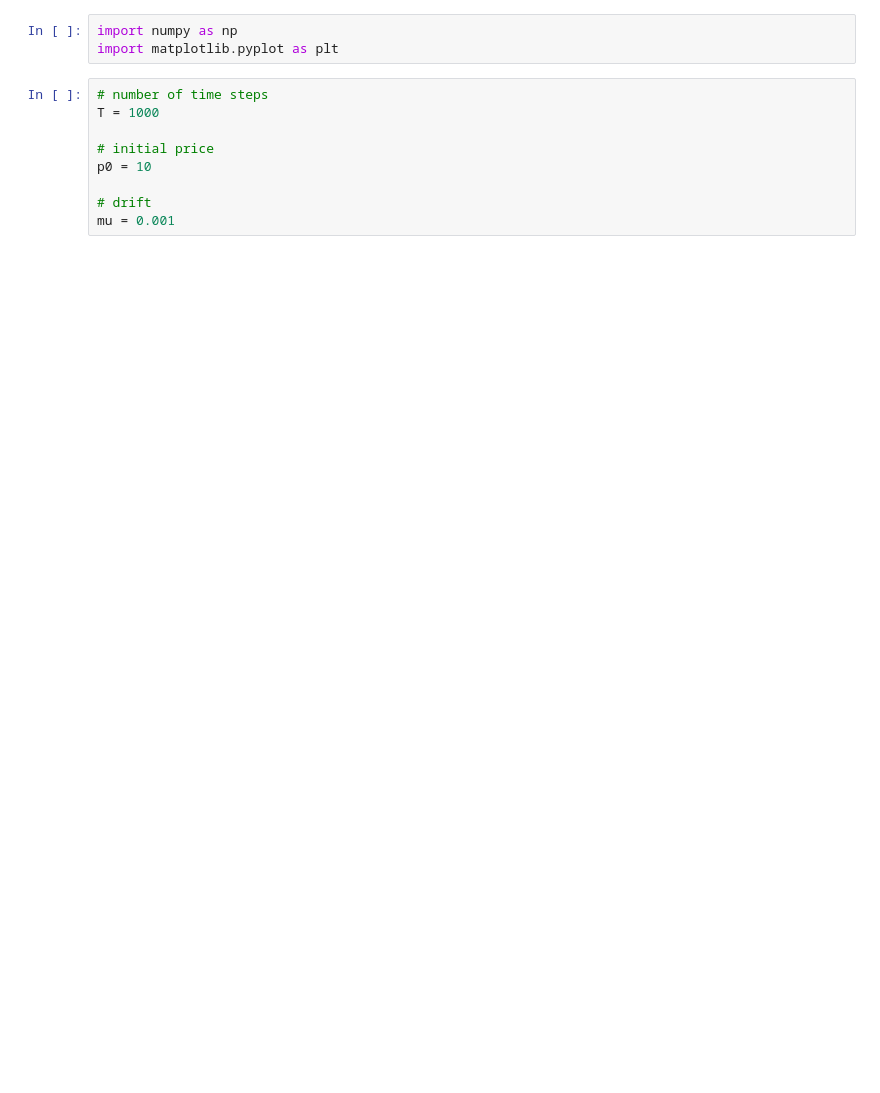
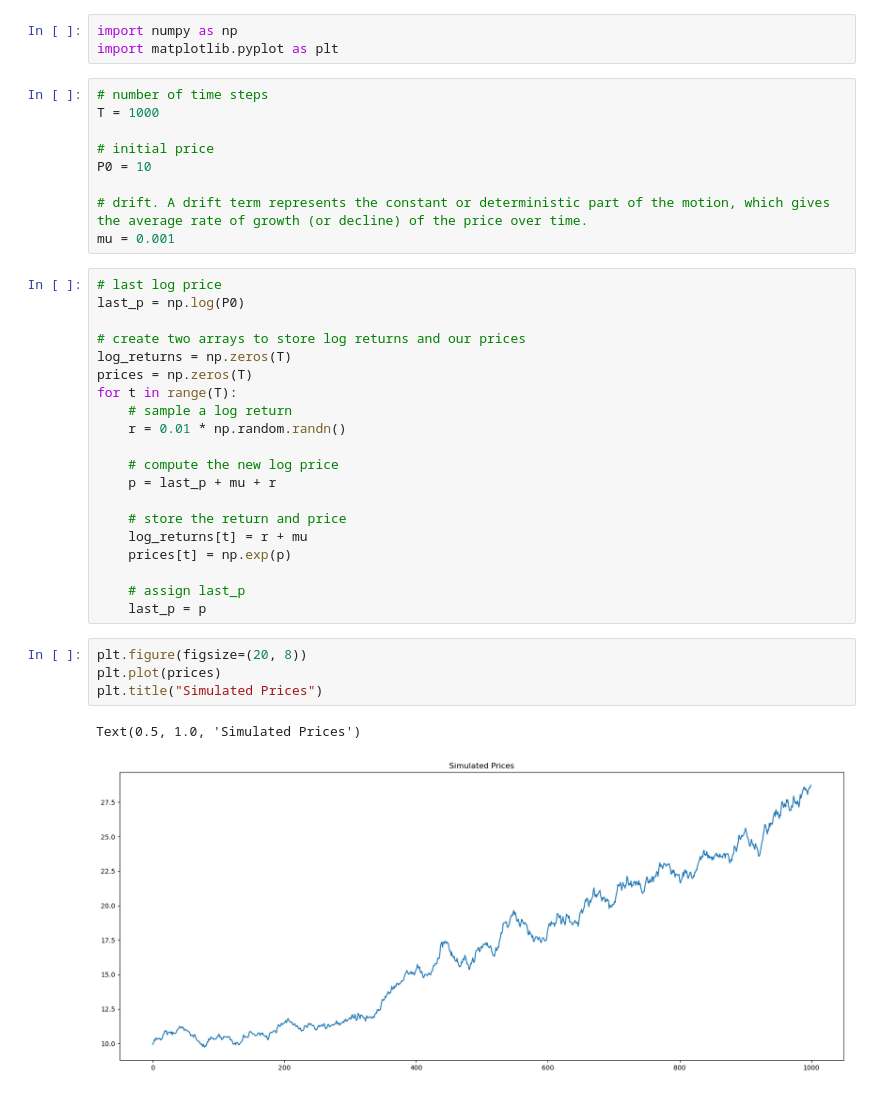
Before and after one commit to siqi0628/House-Rental-Price-Predictor, a Jupyter notebook: Price_Simulations.ipynb, the cells around one changed output. Cells and saved outputs as stored; diff of their text form; blank space fills up the shorter version.

```diff
--- a/Price_Simulations.ipynb
+++ b/Price_Simulations.ipynb
@@ -6,7 +6,34 @@ import matplotlib.pyplot as plt
 T = 1000
 
 # initial price
-p0 = 10
+P0 = 10
 
-# drift
+# drift. A drift term represents the constant or deterministic part of the motion, which gives the average rate of growth (or decline) of the price over time.
 mu = 0.001
+# %%
+# last log price
+last_p = np.log(P0)
+
+# create two arrays to store log returns and our prices
+log_returns = np.zeros(T)
+prices = np.zeros(T)
+for t in range(T):
+    # sample a log return
+    r = 0.01 * np.random.randn()
+
+    # compute the new log price
+    p = last_p + mu + r
+
+    # store the return and price
+    log_returns[t] = r + mu
+    prices[t] = np.exp(p)
+
+    # assign last_p
+    last_p = p
+# %%
+plt.figure(figsize=(20, 8))
+plt.plot(prices)
+plt.title("Simulated Prices")
+# %% [output]
+Text(0.5, 1.0, 'Simulated Prices')
+[figure, added]
```
